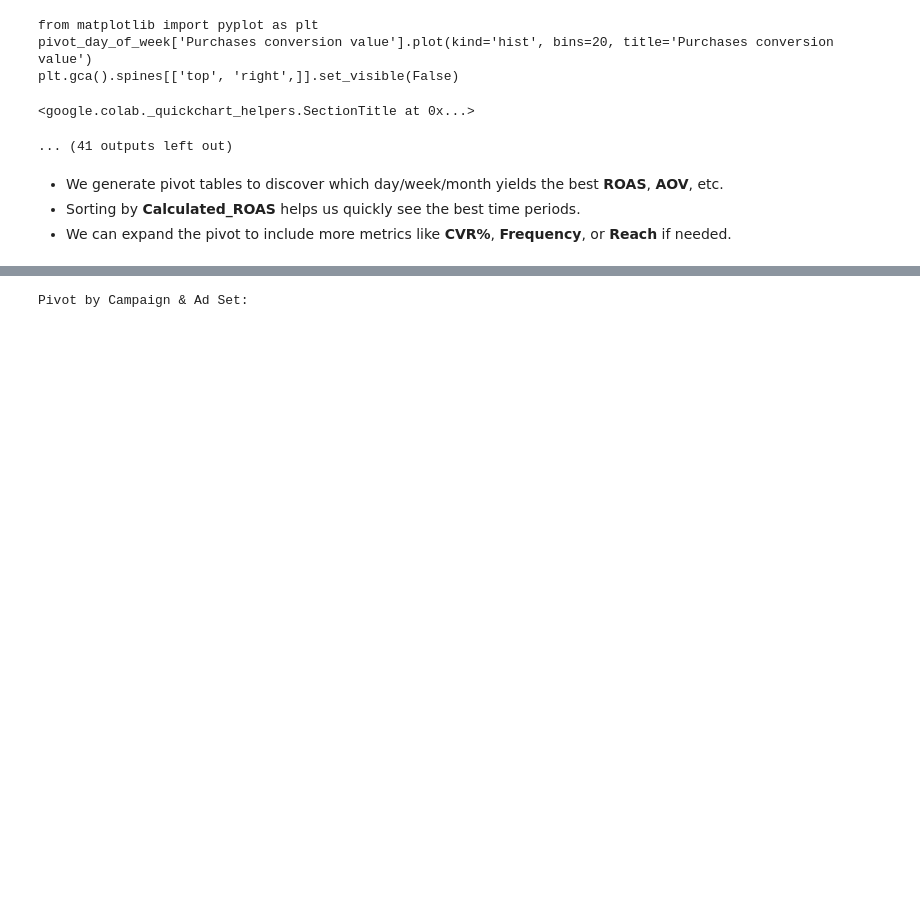
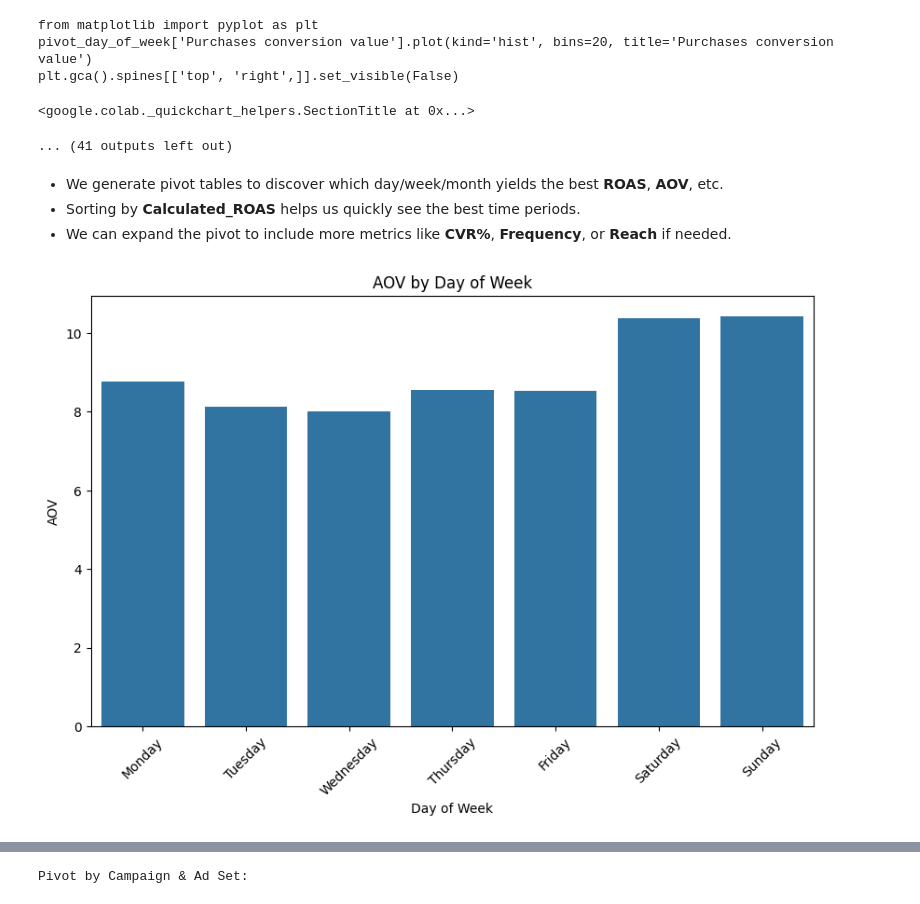
Before and after one commit to ShovalBenjer/ShovalBenjer, a Jupyter notebook: Marketing_Social_Analysis.ipynb, the cells around one changed output, grey strips where cells are left out. Drawn from its saved outputs; the diff is of its cells as text; code cells hidden in the pictures; blank space fills up the shorter version.

```diff
--- a/Marketing_Social_Analysis.ipynb
+++ b/Marketing_Social_Analysis.ipynb
@@ -266,3 +266,21 @@ plt.gca().spines[['top', 'right',]].set_visible(False)
 - We generate pivot tables to discover which day/week/month yields the best **ROAS**, **AOV**, etc.
 - Sorting by **Calculated_ROAS** helps us quickly see the best time periods.
 - We can expand the pivot to include more metrics like **CVR%**, **Frequency**, or **Reach** if needed.
+# %%
+import seaborn as sns
+import matplotlib.pyplot as plt
+
+# Sort day names to maintain logical order
+day_order = ['Monday', 'Tuesday', 'Wednesday', 'Thursday', 'Friday', 'Saturday', 'Sunday']
+pivot_day_of_week_sorted = pivot_day_of_week.loc[day_order]
+
+# Plot trends by day of the week
+plt.figure(figsize=(10, 6))
+sns.barplot(data=pivot_day_of_week_sorted.reset_index(), x='Start_DayOfWeek', y='AOV', order=day_order)
+plt.title("AOV by Day of Week")
+plt.ylabel("AOV")
+plt.xlabel("Day of Week")
+plt.xticks(rotation=45)
+plt.show()
+# %% [output]
+[figure, added]
```
Also changed, not shown: parts of 5 cells of this notebook.
